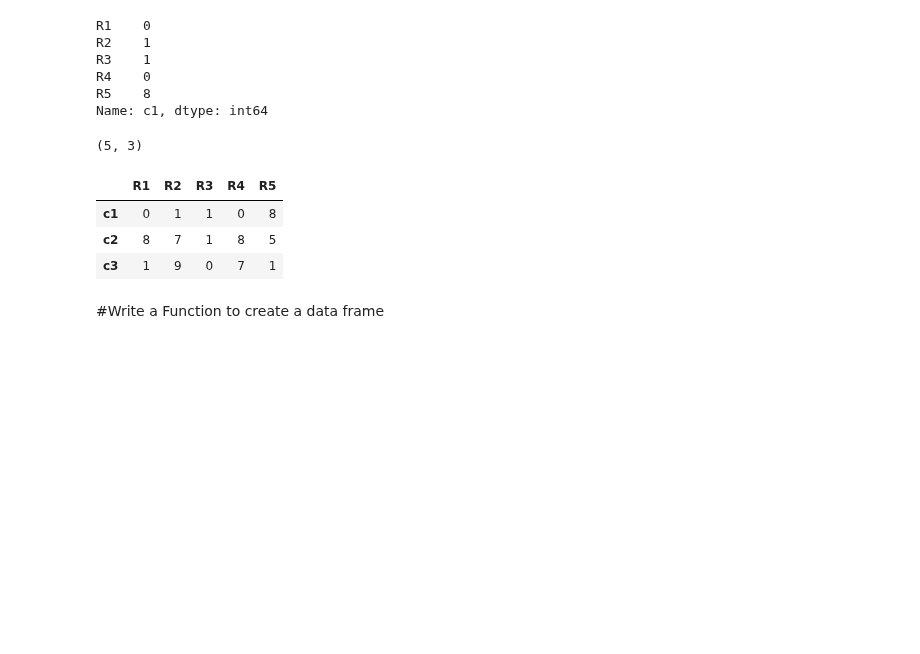
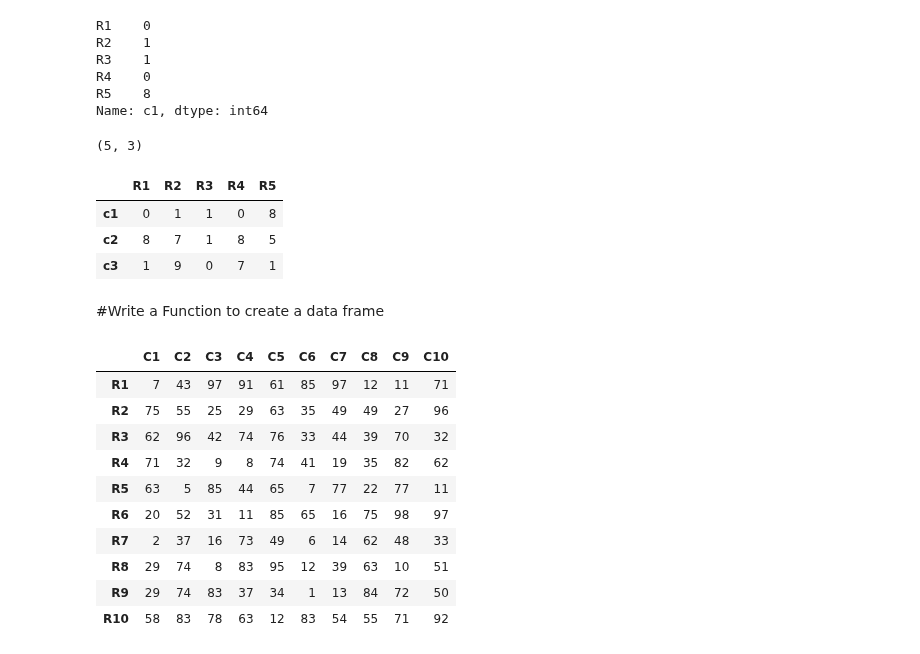
Before and after one commit to ajayks1974/learn_tools_tech, a Jupyter notebook: fds/fds_wk10_pandas.ipynb, the cells around one changed output. Saved outputs shown, nothing was run; the diff lists cells and outputs as text; code cells hidden in the pictures; blank space fills up the shorter version.

```diff
--- a/fds/fds_wk10_pandas.ipynb
+++ b/fds/fds_wk10_pandas.ipynb
@@ -153,0 +149,24 @@ def create_df(nRows, nCols):
+# %%
+def create_df(nRows, nCols):
+    arr = np.random.randint(0, (nRows*nCols - 1), (nRows,nCols))
+    df = pd.DataFrame(arr)
+    #df.index = ['R' + str(i) for i in range(1,nRows+1)]
+    df.index = map(lambda i: 'R' + str(i), range(1,nRows+1))
+    df.columns = ['C'+ str(i) for i in range(1,nCols+1)]
+    return df
+# %%
+df = create_df(10,10)
+# %%
+df
+# %% [output]
+|  | C1 | C2 | C3 | C4 | C5 | C6 | C7 | C8 | C9 | C10 |
+| R1 | 7 | 43 | 97 | 91 | 61 | 85 | 97 | 12 | 11 | 71 |
+| R2 | 75 | 55 | 25 | 29 | 63 | 35 | 49 | 49 | 27 | 96 |
+| R3 | 62 | 96 | 42 | 74 | 76 | 33 | 44 | 39 | 70 | 32 |
+| R4 | 71 | 32 | 9 | 8 | 74 | 41 | 19 | 35 | 82 | 62 |
+| R5 | 63 | 5 | 85 | 44 | 65 | 7 | 77 | 22 | 77 | 11 |
+| R6 | 20 | 52 | 31 | 11 | 85 | 65 | 16 | 75 | 98 | 97 |
+| R7 | 2 | 37 | 16 | 73 | 49 | 6 | 14 | 62 | 48 | 33 |
+| R8 | 29 | 74 | 8 | 83 | 95 | 12 | 39 | 63 | 10 | 51 |
+| R9 | 29 | 74 | 83 | 37 | 34 | 1 | 13 | 84 | 72 | 50 |
+| R10 | 58 | 83 | 78 | 63 | 12 | 83 | 54 | 55 | 71 | 92 |
```
Also changed, not shown: parts of 2 cells of this notebook.
